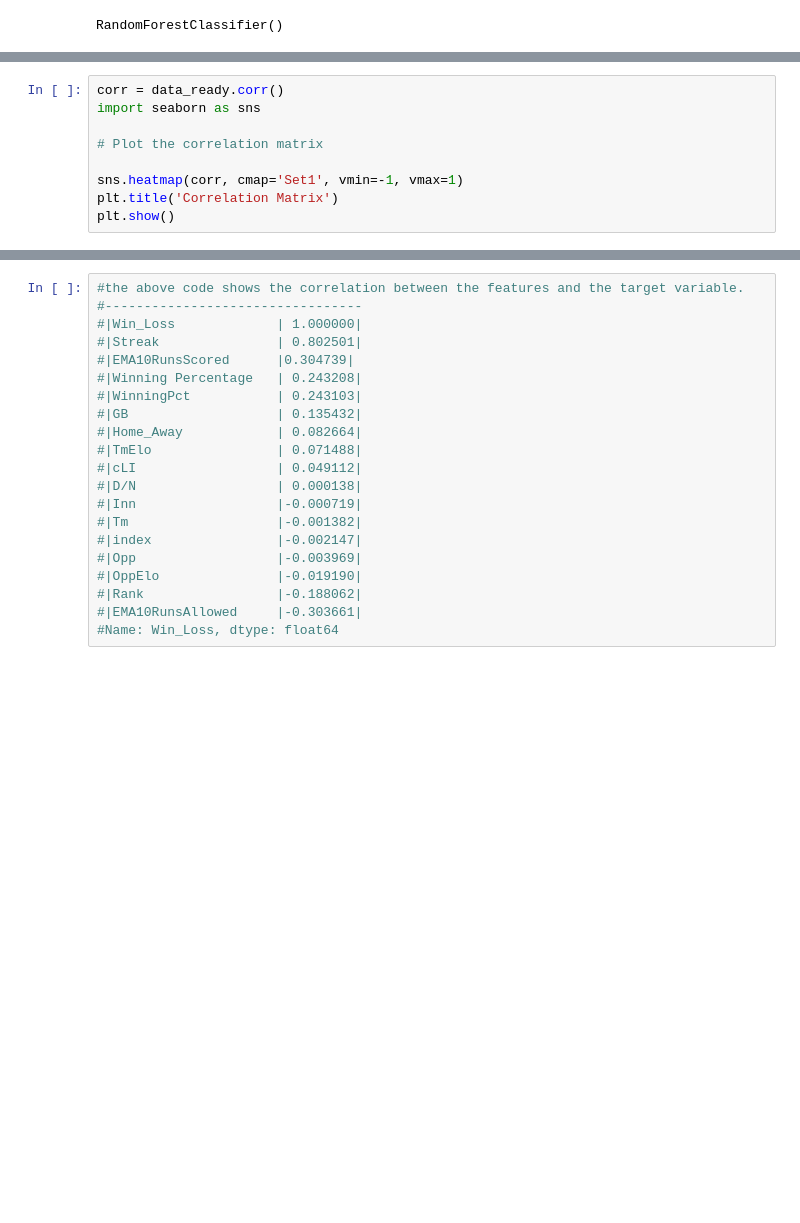
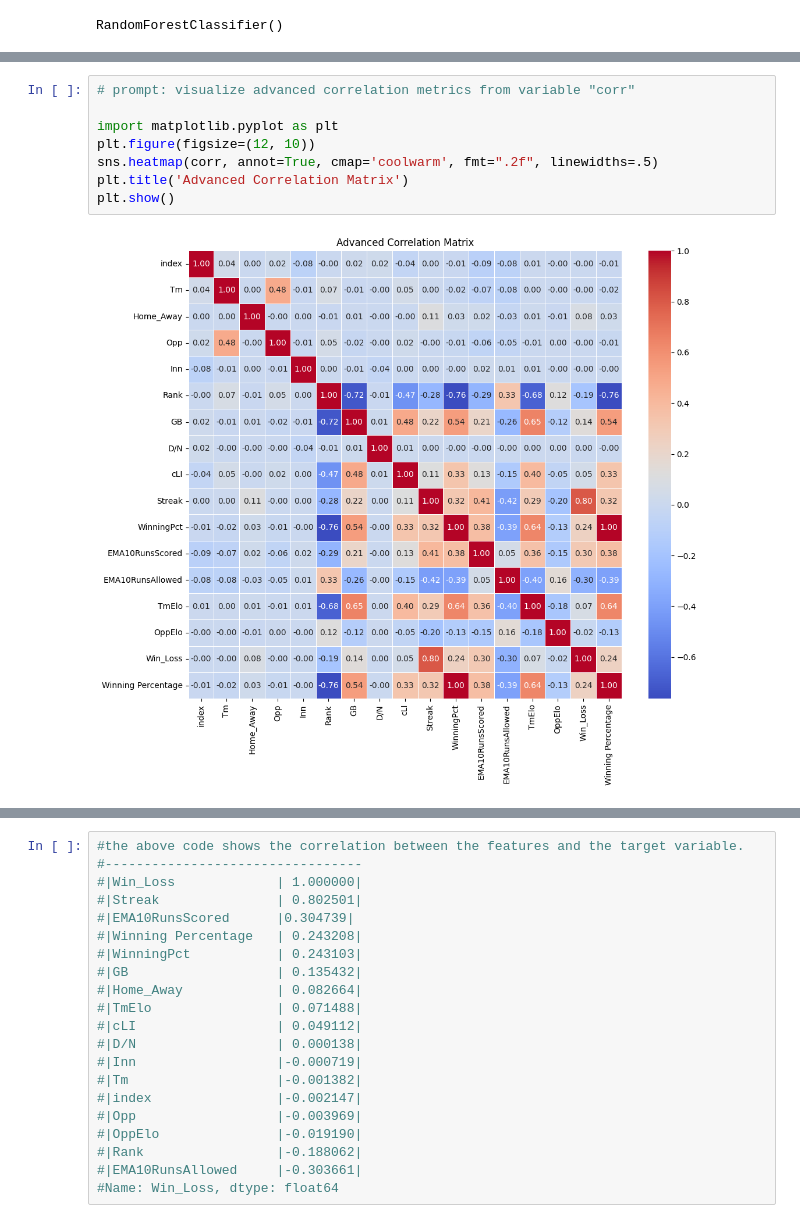
Before and after one commit to RobinCHoffpauir/saber, a Jupyter notebook: src/notebooks/game_logs.ipynb, the cells around one changed output, grey strips where cells are left out. Cells and saved outputs as stored; diff of their text form; blank space fills up the shorter version.

```diff
--- a/src/notebooks/game_logs.ipynb
+++ b/src/notebooks/game_logs.ipynb
@@ -181,9 +212,0 @@ TypeError: 'numpy.int64' object is not iterable
-# %%
-corr = data_ready.corr()
-import seaborn as sns
-
-# Plot the correlation matrix
-
-sns.heatmap(corr, cmap='Set1', vmin=-1, vmax=1)
-plt.title('Correlation Matrix')
-plt.show()
@@ -192,2 +240,12 @@ plt.show()
+# %%
+# prompt: visualize advanced correlation metrics from variable "corr"
+
+import matplotlib.pyplot as plt
+plt.figure(figsize=(12, 10))
+sns.heatmap(corr, annot=True, cmap='coolwarm', fmt=".2f", linewidths=.5)
+plt.title('Advanced Correlation Matrix')
+plt.show()
+# %% [output]
+[figure, added]
 # %%
 corr['Win_Loss'].sort_values(ascending=False)
```
Also changed, not shown: parts of 14 cells of this notebook.
